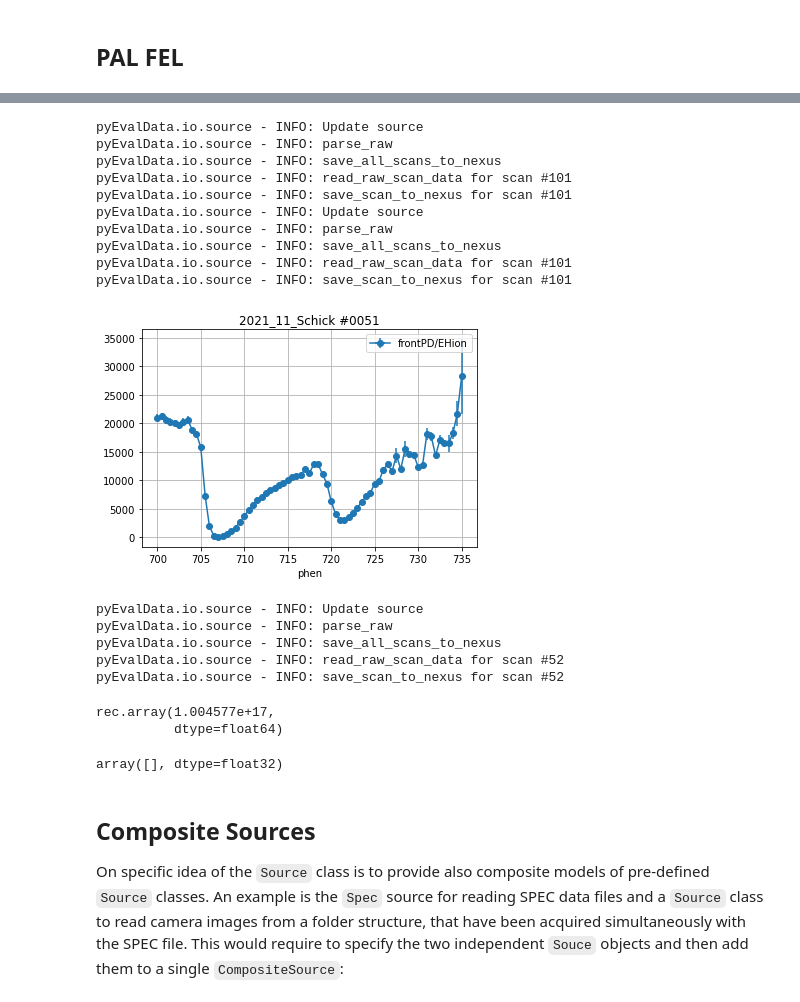
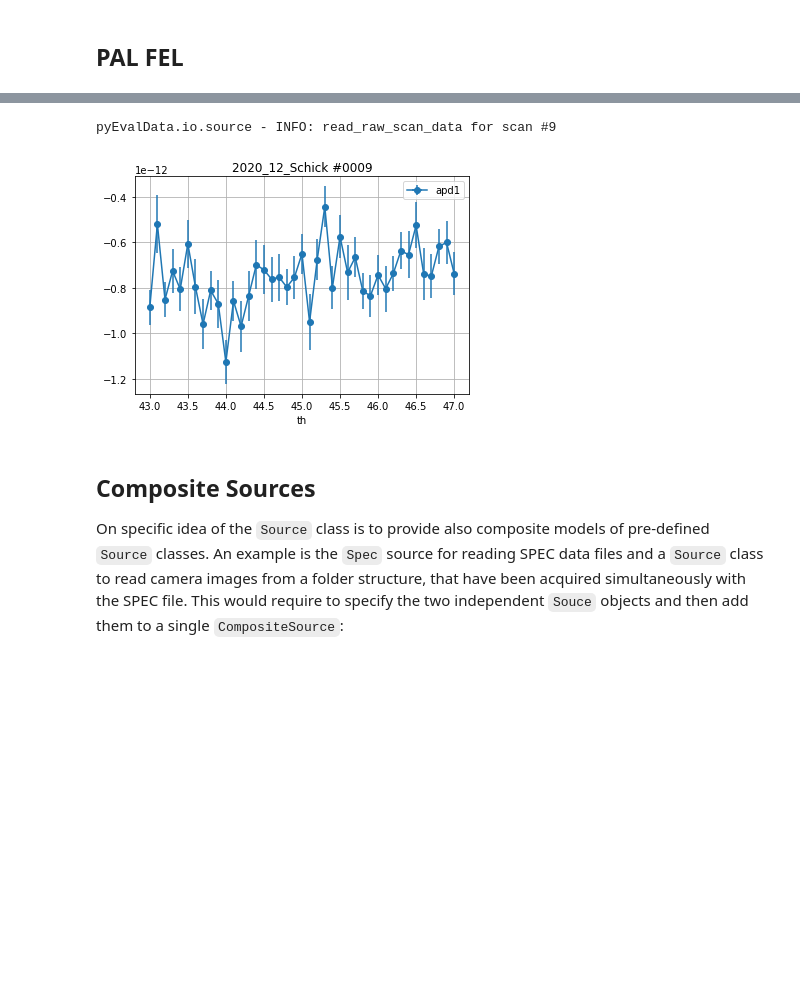
Before and after one commit to dschick/pyEvalData, a Jupyter notebook: docs/source/examples/source.ipynb, the cells around one changed output, grey strips where cells are left out. Drawn from its saved outputs; the diff is of its cells as text; code cells hidden in the pictures; blank space fills up the shorter version.

```diff
--- a/docs/source/examples/source.ipynb
+++ b/docs/source/examples/source.ipynb
@@ -170,15 +104,15 @@ f.get
 # %% [markdown]
 ## PAL FEL
 # %%
-pal = ped.io.PalH5(name='2021_11_Schick',
+pal = ped.io.PalH5(name='2020_12_Schick',
                    file_name='{0:07d}',
-                   file_path='Z:/data/beamtimes/PAL/2021_11_Schick/data',
-                   use_nexus=True,
+                   file_path='./data/pal_fel',
+                   use_nexus=False,
                    force_overwrite=False,
                    update_before_read=True,
                    read_and_forget=True,
                    nexus_file_path='./',
-                   nexus_file_name='2021_11_Schick')
+                   nexus_file_name='2020_12_Schick')
 # %% [output]
 pyEvalData.io.source - INFO: Update source
 pyEvalData.io.source - INFO: parse_raw
@@ -209,16 +128,6 @@ cdef = {
              'rearPD'      : 'digi2_1',
              'chn'         : 'digi2_2',
              'laserPD'     : 'digi2_3',
-             'EHelec'      : 'sx_eh_gmd_0',
-             'EHion'       : 'sx_eh_gmd_1',
-             'OHelec'      : 'sx_oh_gmd_0',
-             'OHion'       : 'sx_oh_gmd_1',
-             'apd_norm'    : '(apd1)/(mcp**1.5)',
-             'apd_gmd'     : '(apd1)/(EHion)',
-             'chann_norm'  : '(chann)/(mcp**0.2)',
-             'q'           : '4*pi/12400*phen * sin(tth/2*pi/180)',
-             'pumped'      : 'apd_gmd*2*int32(mod(ts, 12)==6)',
-             'unpumped'    : 'apd_gmd*2*int32(mod(ts, 12)==0)',
             }
 statistic_type = 'gaussian'
 propagate_errors = False
@@ -232,46 +141,15 @@ s.statistic_type = statistic_type
 s.propagate_errors = propagate_errors
 # %%
 plt.figure()
-s.xcol = 'phen'
-s.clist = ['frontPD/EHion']
+s.xcol = 'th'
+s.clist = ['apd1']
 
-data_filter = '(EHion > 0) & (EHion > (mean(EHion)-2*std(EHion))) & (EHion < (mean(EHion)+2*std(EHion)))'
-
-s.apply_data_filter = True
-s.data_filters = [data_filter]
-
-s.plot_scans([51, 52], xgrid=np.r_[-1000:1000:0.0001], yerr='err')
+s.plot_scans([9], xgrid=np.r_[-1000:1000:0.0001], yerr='err')
 
 plt.show()
 # %% [output]
-pyEvalData.io.source - INFO: Update source
-pyEvalData.io.source - INFO: parse_raw
-pyEvalData.io.source - INFO: save_all_scans_to_nexus
-pyEvalData.io.source - INFO: read_raw_scan_data for scan #101
-pyEvalData.io.source - INFO: save_scan_to_nexus for scan #101
-pyEvalData.io.source - INFO: Update source
-pyEvalData.io.source - INFO: parse_raw
-pyEvalData.io.source - INFO: save_all_scans_to_nexus
-pyEvalData.io.source - INFO: read_raw_scan_data for scan #101
-pyEvalData.io.source - INFO: save_scan_to_nexus for scan #101
+pyEvalData.io.source - INFO: read_raw_scan_data for scan #9
-[figure, old version]
+[figure, new version]
-# %%
-data, meta = pal.get_scan_data(51)
-# %% [output]
-pyEvalData.io.source - INFO: Update source
-pyEvalData.io.source - INFO: parse_raw
-pyEvalData.io.source - INFO: save_all_scans_to_nexus
-pyEvalData.io.source - INFO: read_raw_scan_data for scan #52
-pyEvalData.io.source - INFO: save_scan_to_nexus for scan #52
-# %%
-np.lib.recfunctions.(np.mean, data)
-# %% [output]
-rec.array(1.004577e+17,
-          dtype=float64)
-# %%
-data['phen'][np.isnan(data['phen'])]
-# %% [output]
-array([], dtype=float32)
 # %% [markdown]
 ## Composite Sources
 
```
Also changed, not shown: parts of 14 cells of this notebook, 1 other file.
